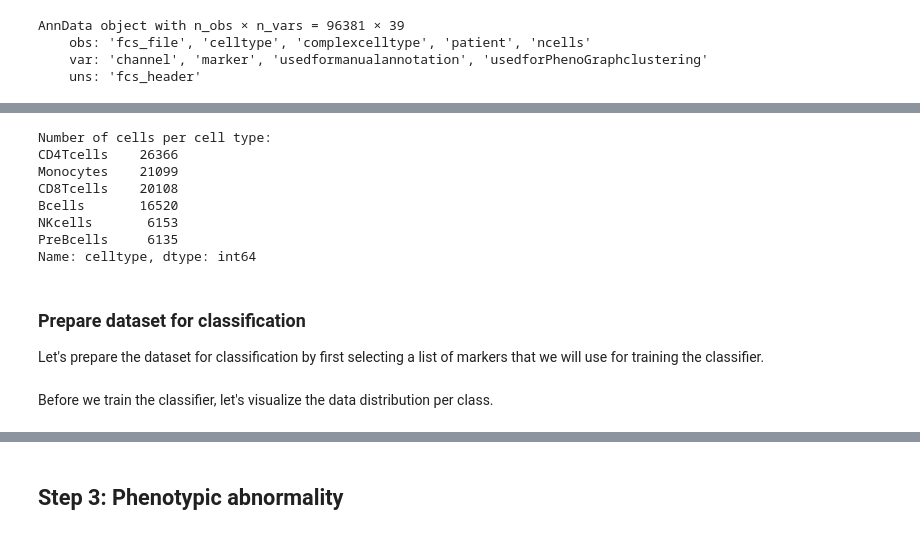
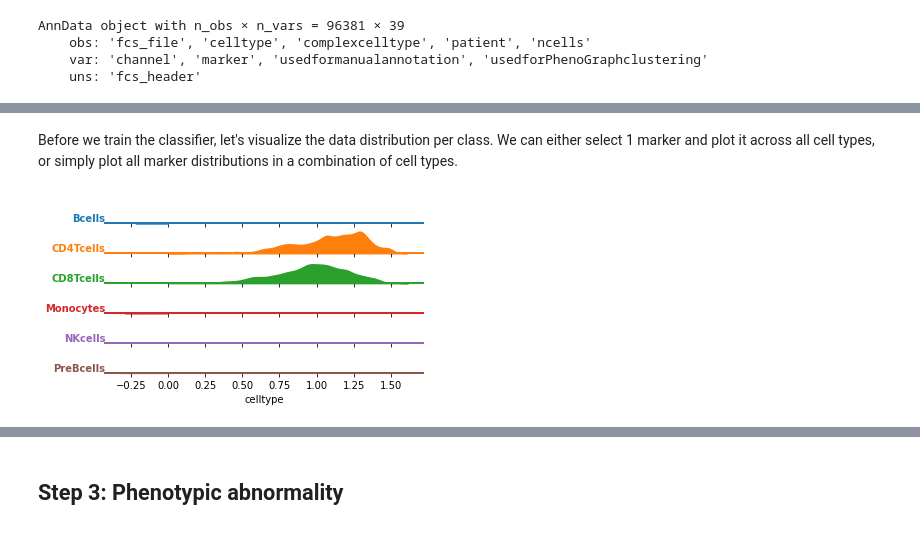
Before and after one commit to AI4SCR/scQUEST, a Jupyter notebook: tutorials/scQUEST_AML_tutorial.ipynb, the cells around one changed output, grey strips where cells are left out. Saved outputs shown, nothing was run; the diff lists cells and outputs as text; code cells hidden in the pictures.

```diff
--- a/tutorials/scQUEST_AML_tutorial.ipynb
+++ b/tutorials/scQUEST_AML_tutorial.ipynb
@@ -78,17 +75,3 @@ Number of unique cell types: 6
-# %%
-print('Number of cells per cell type:\n' + str(ad.obs['celltype'].value_counts()))
-# %% [output]
-Number of cells per cell type:
-CD4Tcells    26366
-Monocytes    21099
-CD8Tcells    20108
-Bcells       16520
-NKcells       6153
-PreBcells     6135
-Name: celltype, dtype: int64
-# %% [markdown]
-### Prepare dataset for classification
-Let's prepare the dataset for classification by first selecting a list of markers that we will use for training the classifier.
 # %%
 # define the markers used in the classifier
 ad_anno = ad[:, ad.var.usedforPhenoGraphclustering == 'yes']
@@ -100,7 +82,31 @@ ad_anno.layers['arcsinh_norm'] = X
 # %% [markdown]
-Before we train the classifier, let's visualize the data distribution per class.
+Before we train the classifier, let's visualize the data distribution per class. We can either select 1 marker and plot it across all cell types, or simply plot all marker distributions in a combination of cell types.
 # %%
 df = pd.DataFrame(data=ad_anno.layers['arcsinh_norm'], columns=ad_anno.var.marker)
 df['celltype'] = ad.obs.celltype.values
 df = df.groupby('celltype').sample(n=1000)
 df = df.melt(id_vars='celltype')
+
+# change the marker name to explore other markers
+marker = 'CD3'
+g = sns.FacetGrid(df[df.marker == marker], row="celltype", hue="celltype", aspect=10, height=.5)
+g.map(sns.kdeplot, "value",
+      bw_adjust=.5, clip_on=False, clip=(0, df.value.max()),
+      fill=True, alpha=1, linewidth=1.5)
+g.map(sns.kdeplot, "value", clip_on=False, color="w", lw=2, bw_adjust=.5, clip=(0, df.value.max()))
+g.refline(y=0, linewidth=2, linestyle="-", color=None, clip_on=False)
+
+# Define and use a simple function to label the plot in axes coordinates
+def label(x, color, label):
+    ax = plt.gca()
+    ax.text(0, .2, label, fontweight="bold", color=color, ha="right", va="center", transform=ax.transAxes)
+g.map(label, "celltype")
+
+# prevent the subplots from overlapping
+g.figure.subplots_adjust(hspace=+0.25)
+g.set_titles("")
+g.set(yticks=[], ylabel="")
+g.despine(bottom=True, left=True)
+plt.show()
+# %% [output]
+[figure, added]
```
Also changed, not shown: parts of 57 cells of this notebook, 2 other files.
